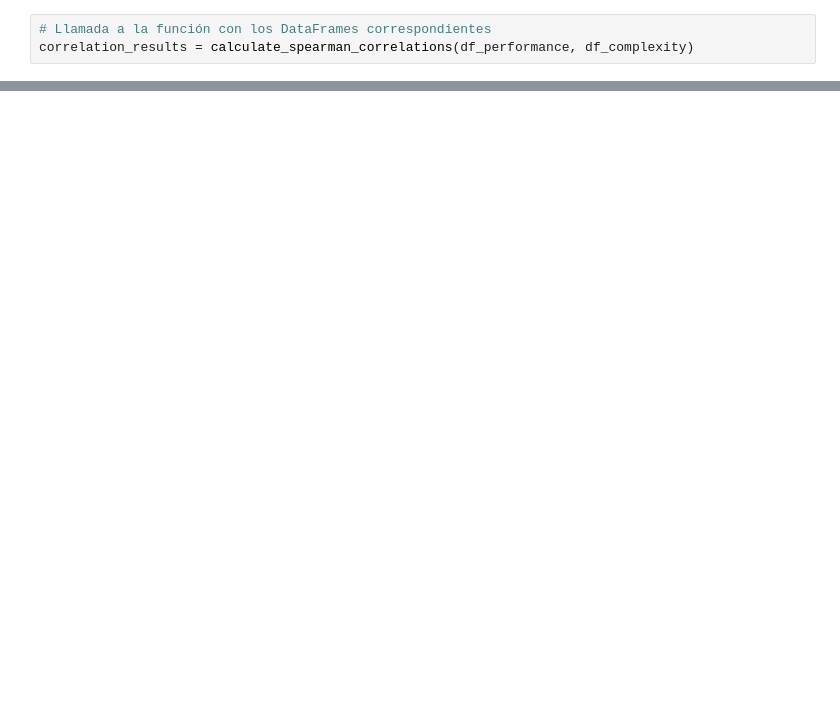
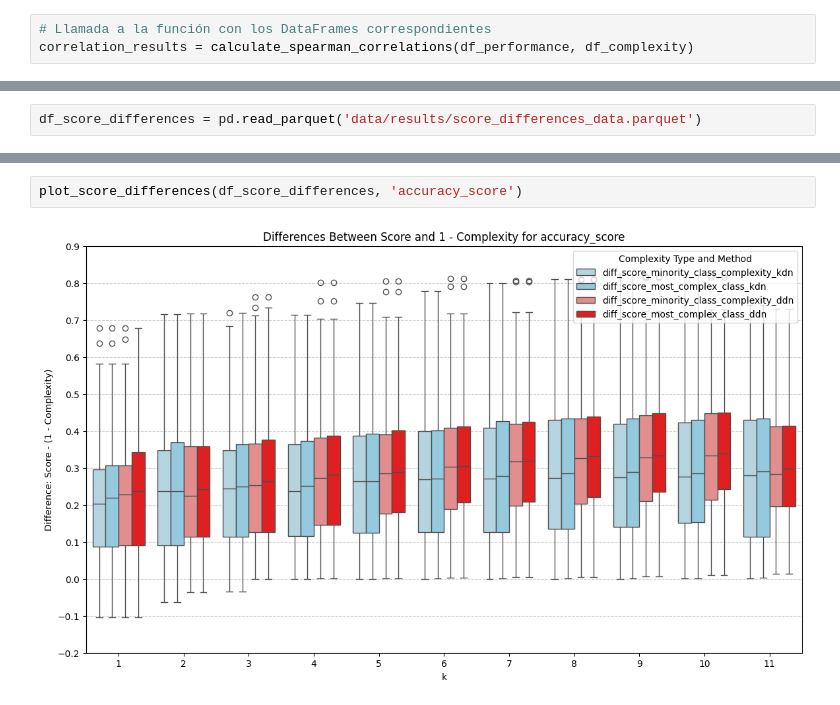
Before and after one commit to URJCDSLab/dynamic_disagreeing_neighbors, a Jupyter notebook: notebooks/k_sensitivity.ipynb, the cells around one changed output, grey strips where cells are left out. Saved outputs shown, nothing was run; the diff lists cells and outputs as text; blank space fills up the shorter version.

```diff
--- a/notebooks/k_sensitivity.ipynb
+++ b/notebooks/k_sensitivity.ipynb
@@ -177,0 +200,2 @@ plot_correlations(correlation_results['scaled_mcc_score'])
+# %%
+df_score_differences = pd.read_parquet('data/results/score_differences_data.parquet')
@@ -177,0 +218,4 @@ plot_correlations(correlation_results['scaled_mcc_score'])
+# %%
+plot_score_differences(df_score_differences, 'accuracy_score')
+# %% [output]
+[figure, added]
```
Also changed, not shown: parts of 29 cells of this notebook, 11 other files.
